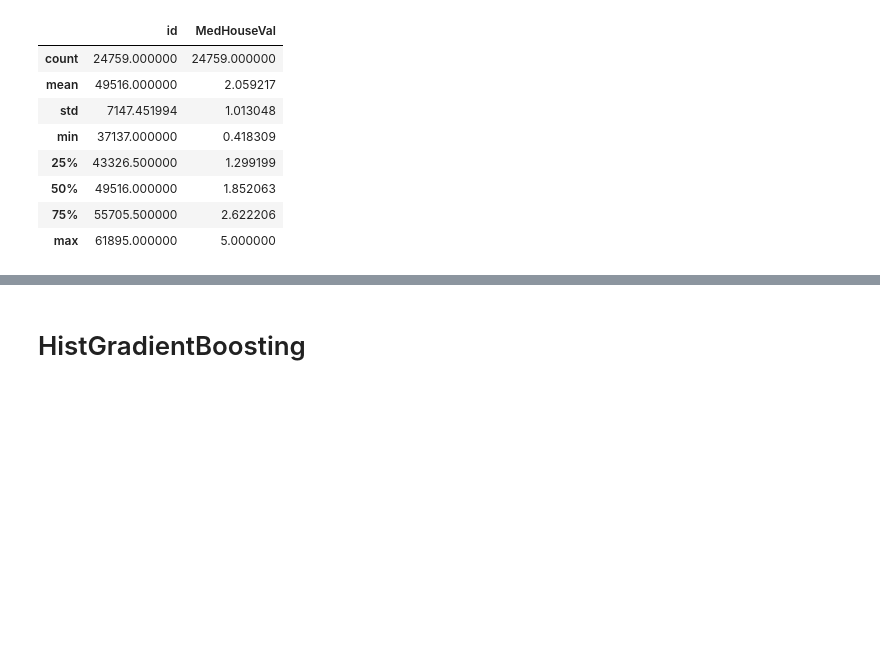
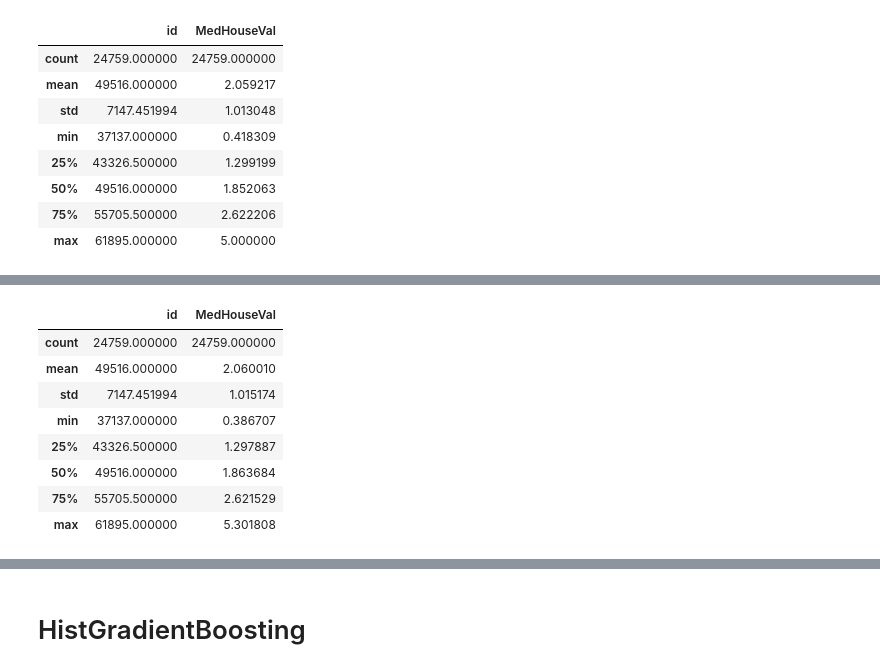
Before and after one commit to Analytics-Data-Science-and-Tech/Analytics_Data_Science, a Jupyter notebook: Tabular-Playground-Series/Tabular-Playground-Jan-2023/Ep1/Feature_Engineering.ipynb, the cells around one changed output, grey strips where cells are left out. Drawn from its saved outputs; the diff is of its cells as text; code cells hidden in the pictures; blank space fills up the shorter version.

```diff
--- a/Tabular-Playground-Series/Tabular-Playground-Jan-2023/Ep1/Feature_Engineering.ipynb
+++ b/Tabular-Playground-Series/Tabular-Playground-Jan-2023/Ep1/Feature_Engineering.ipynb
@@ -355,3 +355,6 @@ submission.describe()
 | max | 61895.000000 | 5.000000 |
 # %%
 submission.to_csv('lgb_submission_2000_4_07_06_602_5.csv', index = False)
+# %%
+kaggle_sub = pd.read_csv('submission_kaggle_nb.csv')
+kaggle_sub.head()
@@ -357,0 +368,12 @@ submission.to_csv('lgb_submission_2000_4_07_06_602_5.csv', index = False)
+# %%
+kaggle_sub.describe()
+# %% [output]
+|  | id | MedHouseVal |
+| count | 24759.000000 | 24759.000000 |
+| mean | 49516.000000 | 2.060010 |
+| std | 7147.451994 | 1.015174 |
+| min | 37137.000000 | 0.386707 |
+| 25% | 43326.500000 | 1.297887 |
+| 50% | 49516.000000 | 1.863684 |
+| 75% | 55705.500000 | 2.621529 |
+| max | 61895.000000 | 5.301808 |
```
Also changed, not shown: parts of 3 cells of this notebook.
